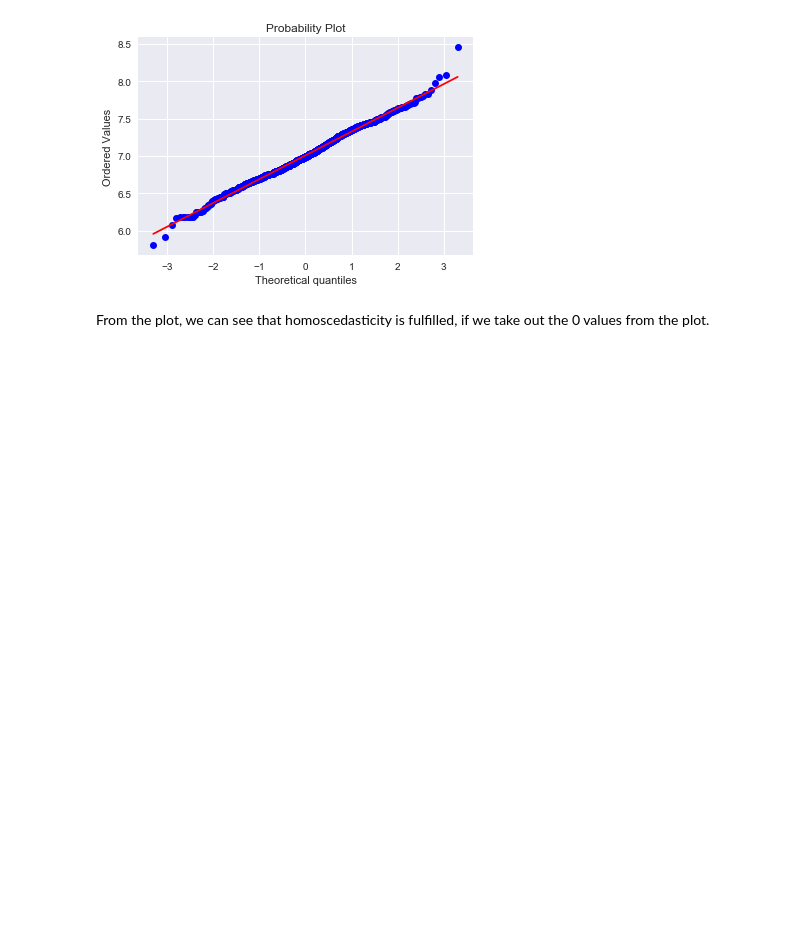
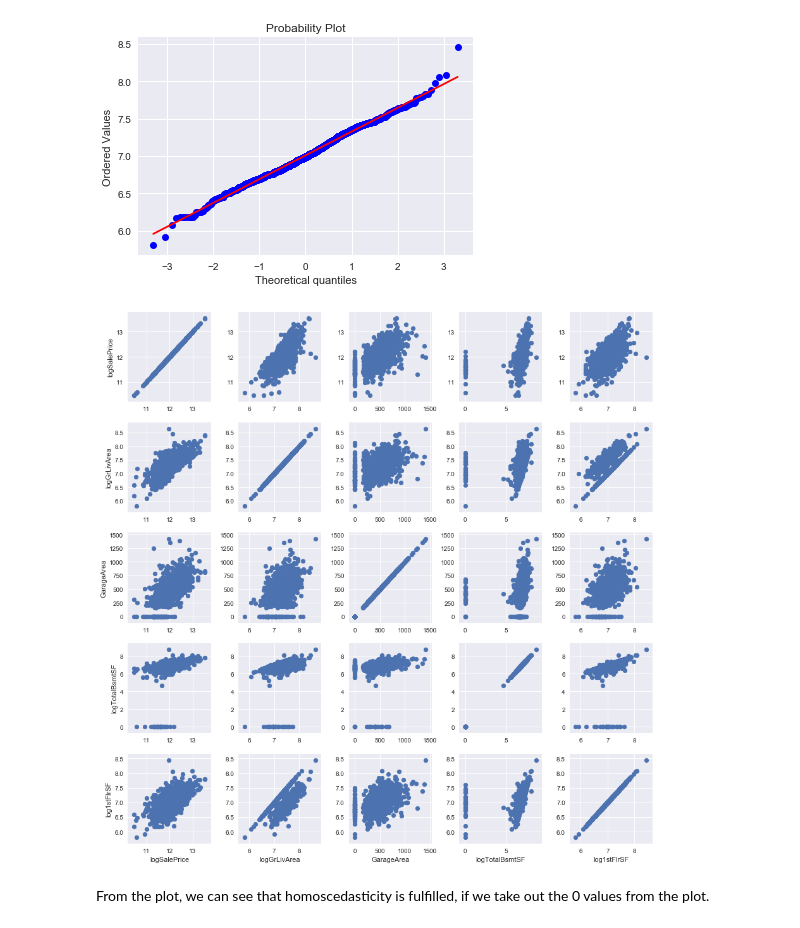
Before and after one commit to peterzzshi/House-Prices-Advanced-Regression-Techniques, a Jupyter notebook: House Prices - Advanced Regression Techniques.ipynb, the cells around one changed output. Saved outputs shown, nothing was run; the diff lists cells and outputs as text; code cells hidden in the pictures; blank space fills up the shorter version.

```diff
--- a/House Prices - Advanced Regression Techniques.ipynb
+++ b/House Prices - Advanced Regression Techniques.ipynb
@@ -225,11 +255,13 @@ res = stats.probplot(dataset_train['log1stFlrSF'], plot=plt)
 [figure]
 [figure]
 # %%
-variables = ['logSalePrice', 'logGrLivArea', 'GarageArea', 'logTotalBsmtSF', 'log1stFlrSF']
+quantatitive_variables = ['logSalePrice', 'logGrLivArea', 'GarageArea', 'logTotalBsmtSF', 'log1stFlrSF']
 
-plot = sns.PairGrid(dataset_train[variables])
+plot = sns.PairGrid(dataset_train[quantatitive_variables])
 
 plot = plot.map(plt.scatter)
+# %% [output]
+[figure, added]
 # %% [markdown]
 From the plot, we can see that homoscedasticity is fulfilled, if we take out the 0 values from the plot.
 # %% [markdown]
```
Also changed, not shown: parts of 13 cells of this notebook.
